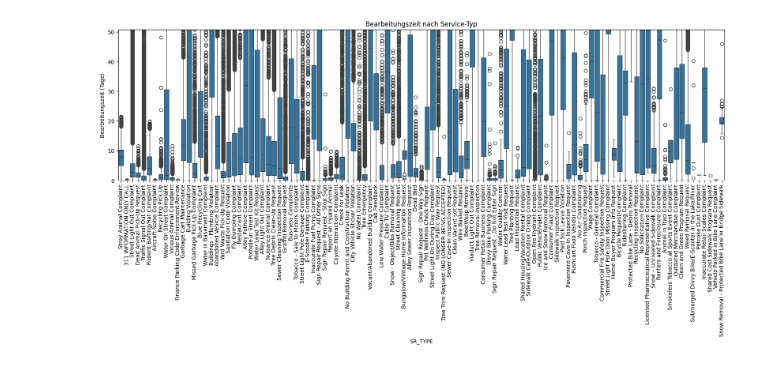
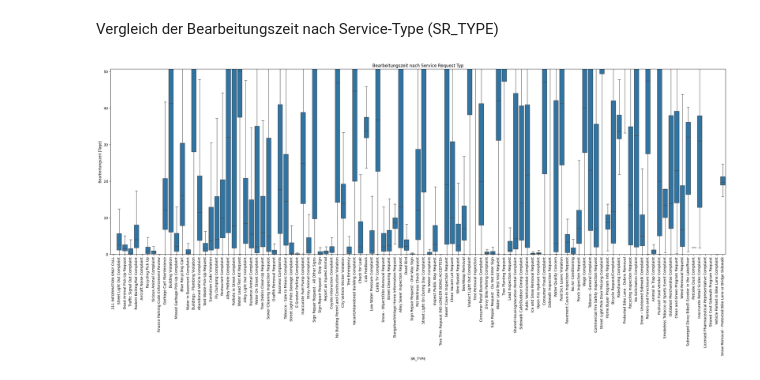
Before and after one commit to Ameowsle/Statistic-Macher, a Jupyter notebook: VL_3_Projekt.ipynb, the cells around one changed output. Drawn from its saved outputs; the diff is of its cells as text; code cells hidden in the pictures.

```diff
--- a/VL_3_Projekt.ipynb
+++ b/VL_3_Projekt.ipynb
@@ -119,0 +146,12 @@ plt.show()
+# %%
+# Bearbeitungszeit nach Wochentag
+erledigt["weekday"] = erledigt["CREATED_DATE"].dt.day_name()
+
+plt.figure(figsize=(10,5))
+sns.boxplot(x="weekday", y="response_time", data=erledigt, showfliers=False)
+plt.xticks(rotation=45)
+plt.title("Bearbeitungszeit nach Wochentag")
+plt.xlabel("Wochentag")
+plt.ylabel("Bearbeitungszeit [Tage]")
+plt.tight_layout()
+plt.show()
@@ -119,0 +160,11 @@ plt.show()
+# %%
+# Bearbeitungszeit nach Tageszeit mit einem Scatterplot
+erledigt["hour"] = erledigt["CREATED_DATE"].dt.hour
+
+plt.figure(figsize=(8,5))
+sns.scatterplot(x="hour", y="response_time", data=erledigt, alpha=0.3)
+plt.title("Bearbeitungszeit nach Tageszeit")
+plt.xlabel("Stunde des Tages")
+plt.ylabel("Bearbeitungszeit [Tage]")
+plt.tight_layout()
+plt.show()
@@ -120,11 +212,13 @@ plt.show()
+# %% [markdown]
+Vergleich der Bearbeitungszeit nach Service-Type (SR_TYPE)
 # %%
-# Vergleich Bearbeitungszeit nach SR Type
-plt.figure(figsize=(20,5))
-sns.boxplot(x="SR_TYPE", y="response_time", data=df_response)
+plt.figure(figsize=(25,12))
+sns.boxplot(x="SR_TYPE", y="response_time", data=erledigt, showfliers=False)
 plt.xticks(rotation=90)
-plt.ylabel("Bearbeitungszeit (Tage)")
-plt.title("Bearbeitungszeit nach Service-Typ")
-plt.ylim(0, df_response["response_time"].quantile(0.95))
+plt.ylabel("Bearbeitungszeit [Tage]")
+plt.title("Bearbeitungszeit nach Service Request Typ")
+plt.ylim(0, erledigt["response_time"].quantile(0.95)) # um extreme Ausreißer erstmals nicht berücksichtigen
+plt.tight_layout()
 plt.show()
 # %% [output]
-[figure, old version]
+[figure, new version]
```
Also changed, not shown: parts of 50 cells of this notebook.
